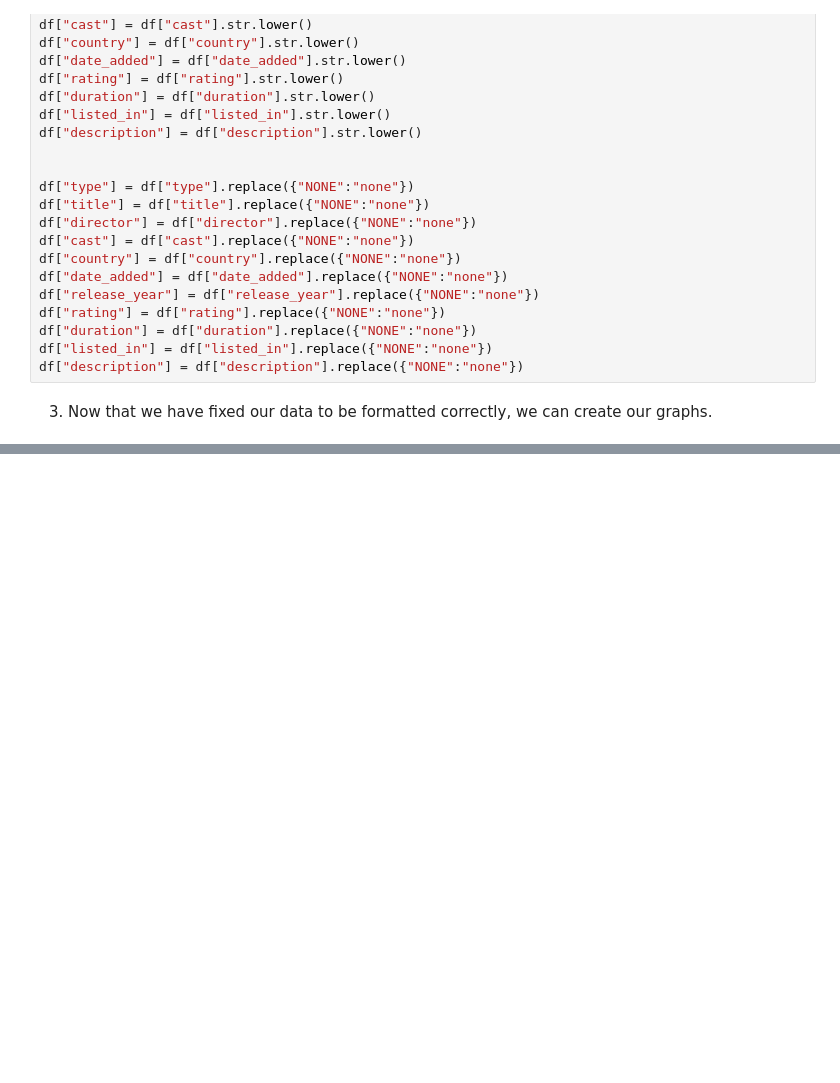
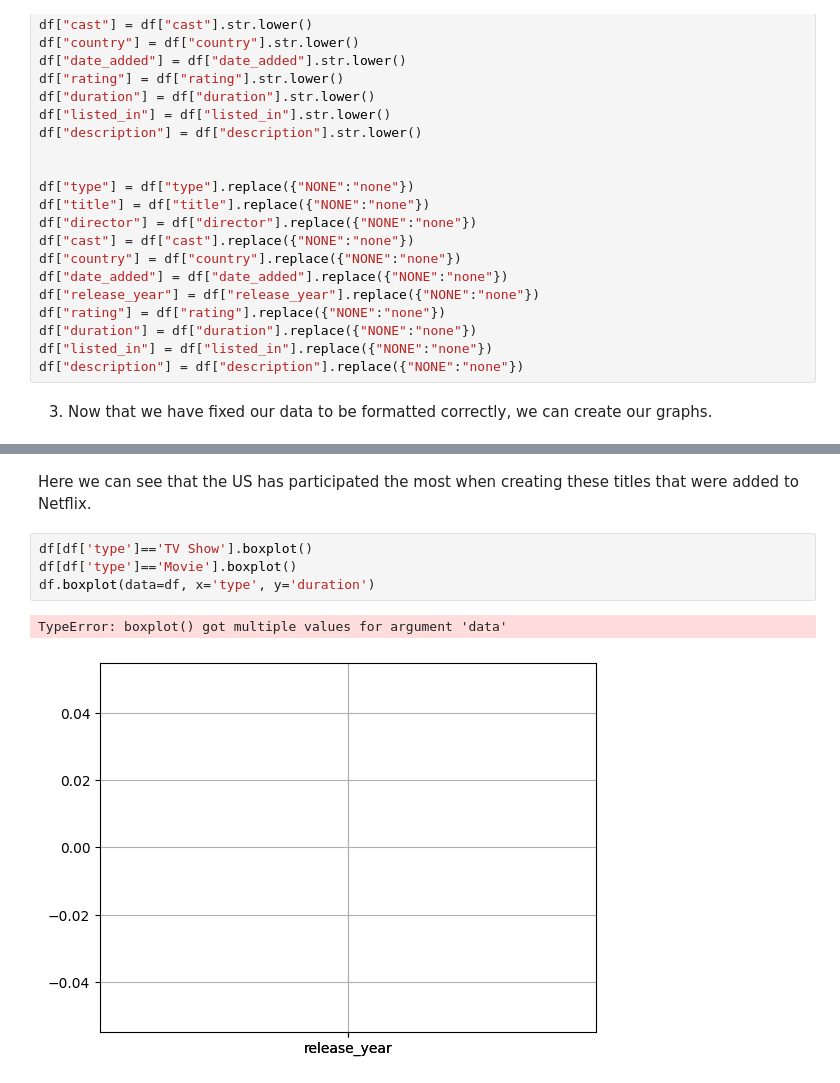
Before and after one commit to angiem25/Assignment01CS4379G, a Jupyter notebook: notebooks/analysis.ipynb, the cells around one changed output, grey strips where cells are left out. Saved outputs shown, nothing was run; the diff lists cells and outputs as text; blank space fills up the shorter version.

```diff
--- a/notebooks/analysis.ipynb
+++ b/notebooks/analysis.ipynb
@@ -69,0 +84,9 @@ df["description"] = df["description"].replace({"NONE":"none"})
+# %% [markdown]
+Here we can see that the US has participated the most when creating these titles that were added to Netflix.
+# %%
+df[df['type']=='TV Show'].boxplot()
+df[df['type']=='Movie'].boxplot()
+df.boxplot(data=df, x='type', y='duration')
+# %% [output]
+TypeError: boxplot() got multiple values for argument 'data'
+[figure, added]
```
Also changed, not shown: parts of 4 cells of this notebook.
